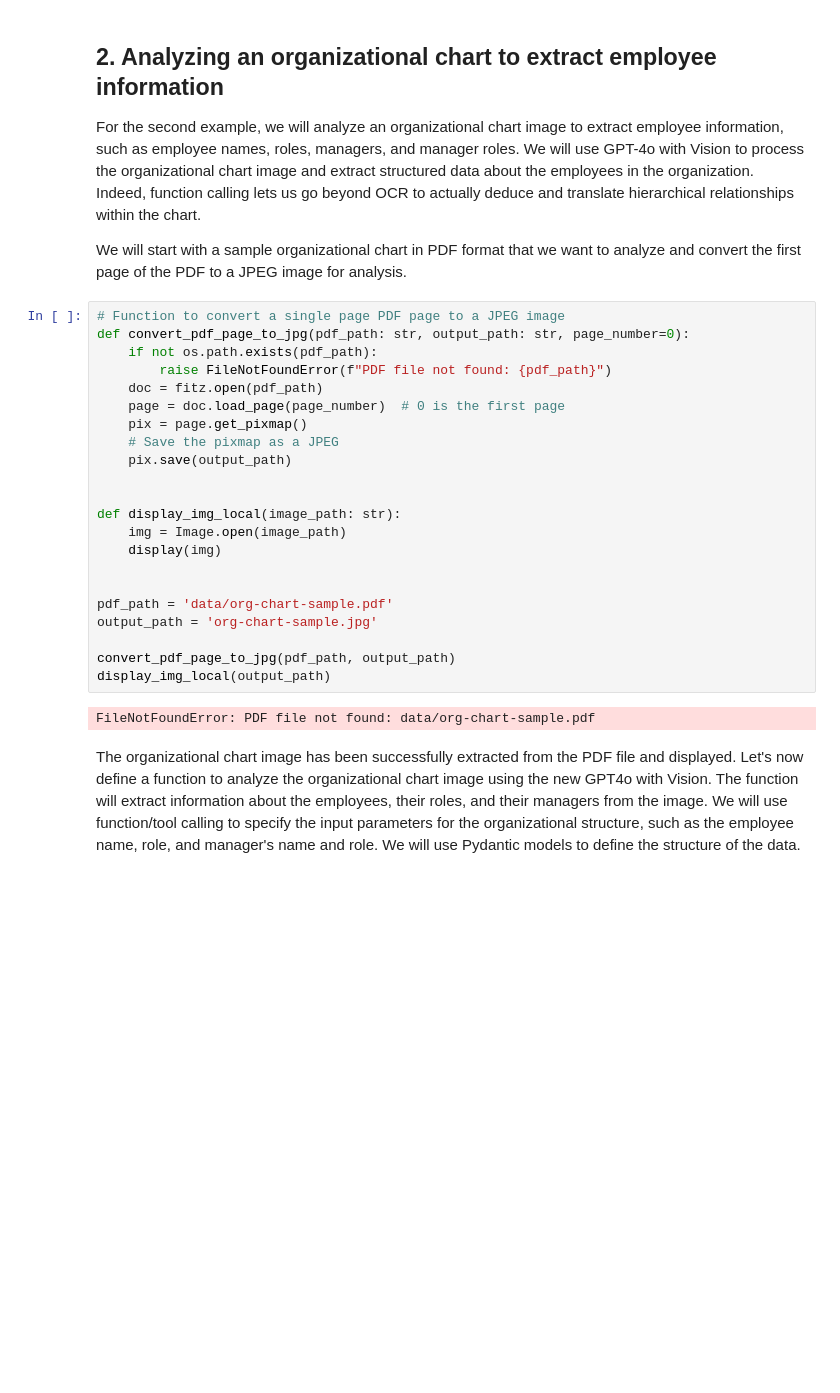
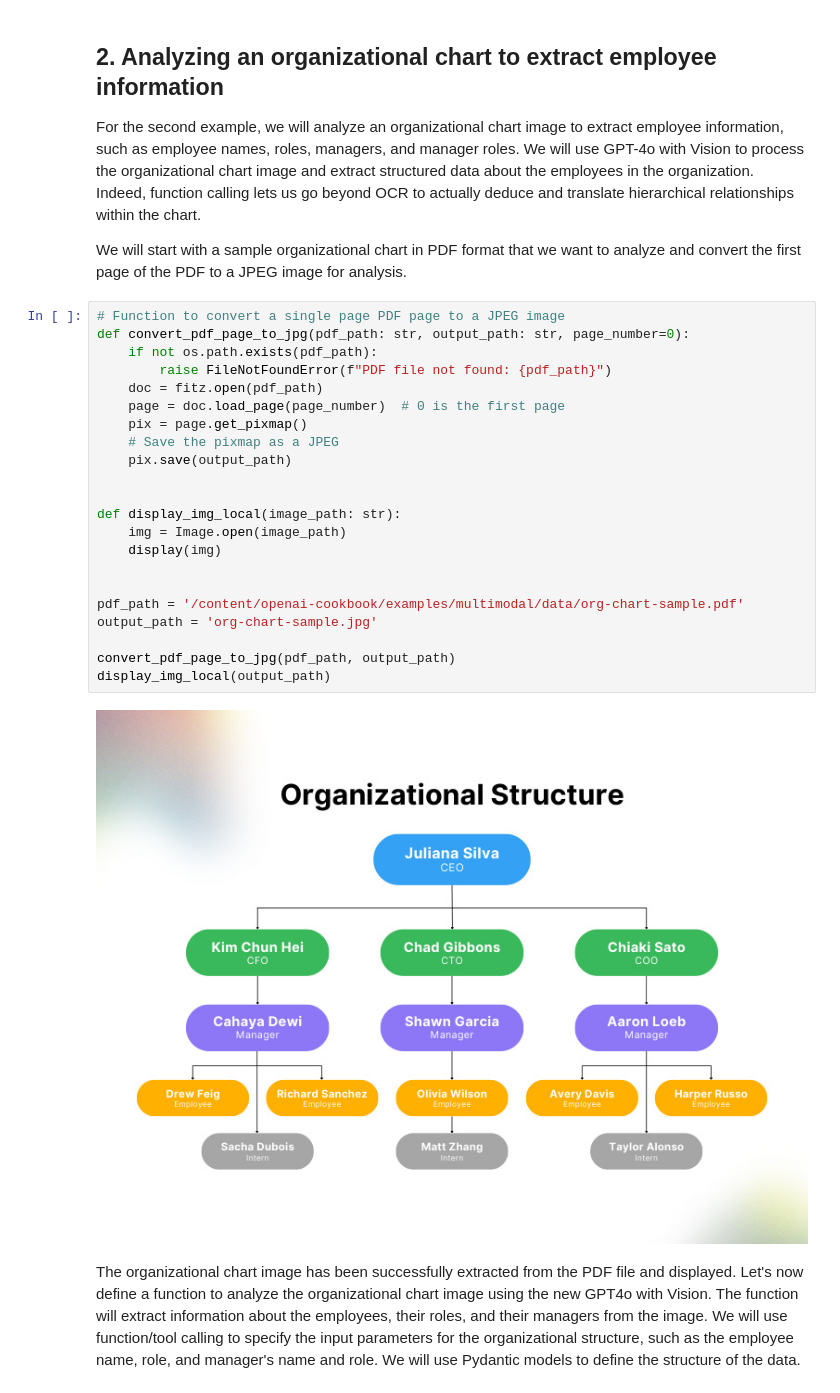
Before and after one commit to VassiliosPanagiotou/openai-cookbook_vpa, a Jupyter notebook: examples/multimodal/Using_GPT4_Vision_With_Function_Calling.ipynb, the cells around one changed output. Cells and saved outputs as stored; diff of their text form; blank space fills up the shorter version.

```diff
--- a/examples/multimodal/Using_GPT4_Vision_With_Function_Calling.ipynb
+++ b/examples/multimodal/Using_GPT4_Vision_With_Function_Calling.ipynb
@@ -254,27 +254,27 @@ We will start with a sample organizational chart in PDF format that we want to a
 # %%
 # Function to convert a single page PDF page to a JPEG image
 def convert_pdf_page_to_jpg(pdf_path: str, output_path: str, page_number=0):
     if not os.path.exists(pdf_path):
         raise FileNotFoundError(f"PDF file not found: {pdf_path}")
     doc = fitz.open(pdf_path)
     page = doc.load_page(page_number)  # 0 is the first page
     pix = page.get_pixmap()
     # Save the pixmap as a JPEG
     pix.save(output_path)
 
 
 def display_img_local(image_path: str):
     img = Image.open(image_path)
     display(img)
 
 
-pdf_path = 'data/org-chart-sample.pdf'
+pdf_path = '/content/openai-cookbook/examples/multimodal/data/org-chart-sample.pdf'
 output_path = 'org-chart-sample.jpg'
 
 convert_pdf_page_to_jpg(pdf_path, output_path)
 display_img_local(output_path)
 # %% [output]
-FileNotFoundError: PDF file not found: data/org-chart-sample.pdf
+[figure, added]
 # %% [markdown]
 The organizational chart image has been successfully extracted from the PDF file and displayed. Let's now define a function to analyze the organizational chart image using the new GPT4o with Vision. The function will extract information about the employees, their roles, and their managers from the image. We will use function/tool calling to specify the input parameters for the organizational structure, such as the employee name, role, and manager's name and role. We will use Pydantic models to define the structure of the data.
 # %%
```
Also changed, not shown: parts of 1 cell of this notebook.
